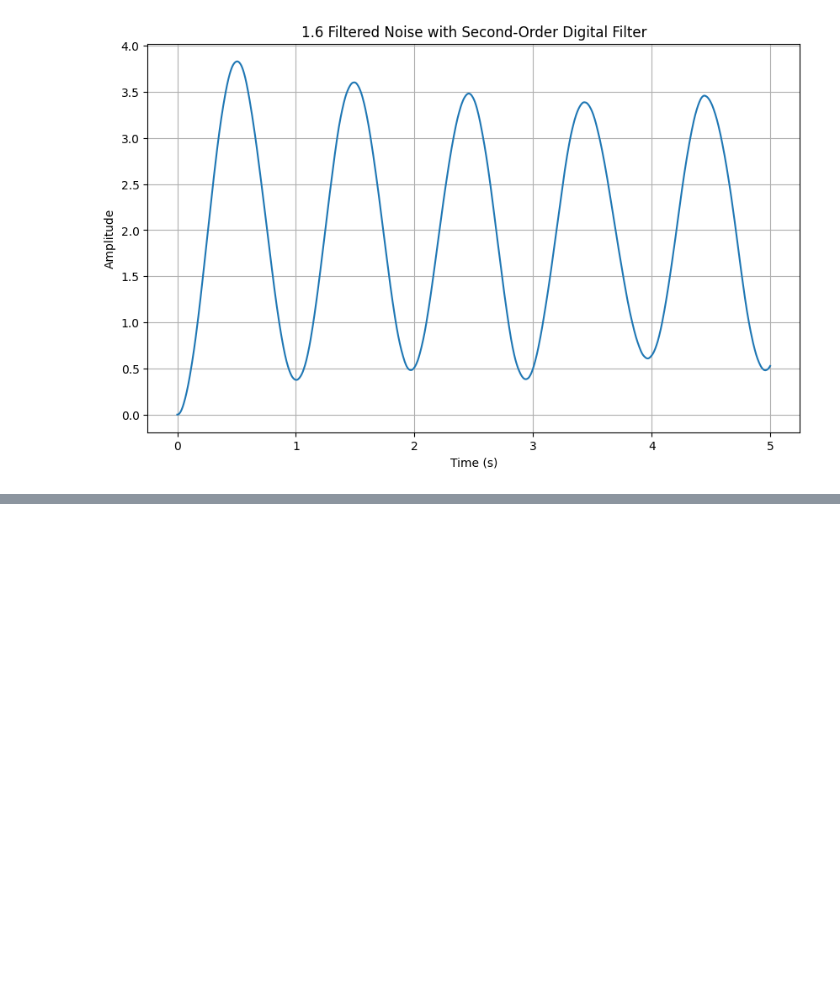
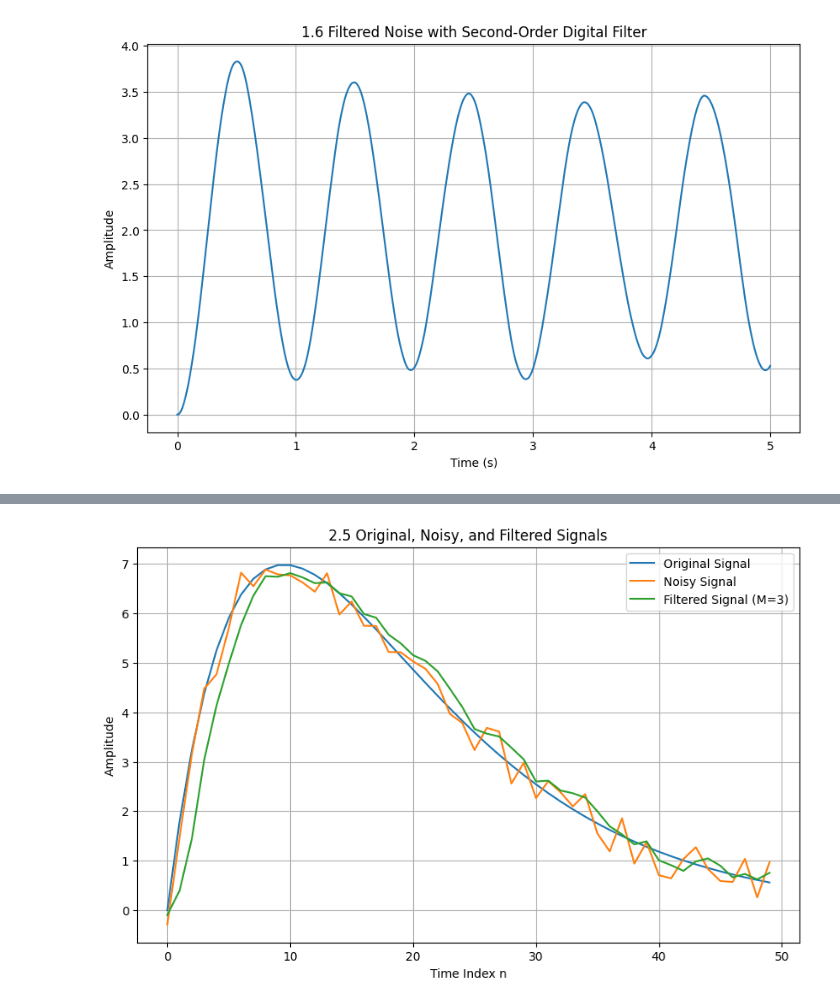
Before and after one commit to KaBoomKaBoom/PS_Labs, a Jupyter notebook: Lab1/Lab1.ipynb, the cells around one changed output, grey strips where cells are left out. Cells and saved outputs as stored; diff of their text form; code cells hidden in the pictures; blank space fills up the shorter version.

```diff
--- a/Lab1/Lab1.ipynb
+++ b/Lab1/Lab1.ipynb
@@ -111,0 +154,21 @@ plt.show()
+# %%
+def moving_average_filter(signal, M):
+    b = np.ones(M) / M
+    return lfilter(b, 1, signal)
+
+# Apply MAF with M=3
+M = 3
+y = moving_average_filter(x, M)
+
+plt.figure(figsize=(10, 6))
+plt.plot(m, s, label='Original Signal')
+plt.plot(m, x, label='Noisy Signal')
+plt.plot(m, y, label='Filtered Signal (M=3)')
+plt.title('2.5 Original, Noisy, and Filtered Signals')
+plt.xlabel('Time Index n')
+plt.ylabel('Amplitude')
+plt.legend()
+plt.grid(True)
+plt.show()
+# %% [output]
+[figure, added]
```
Also changed, not shown: parts of 6 cells of this notebook.
